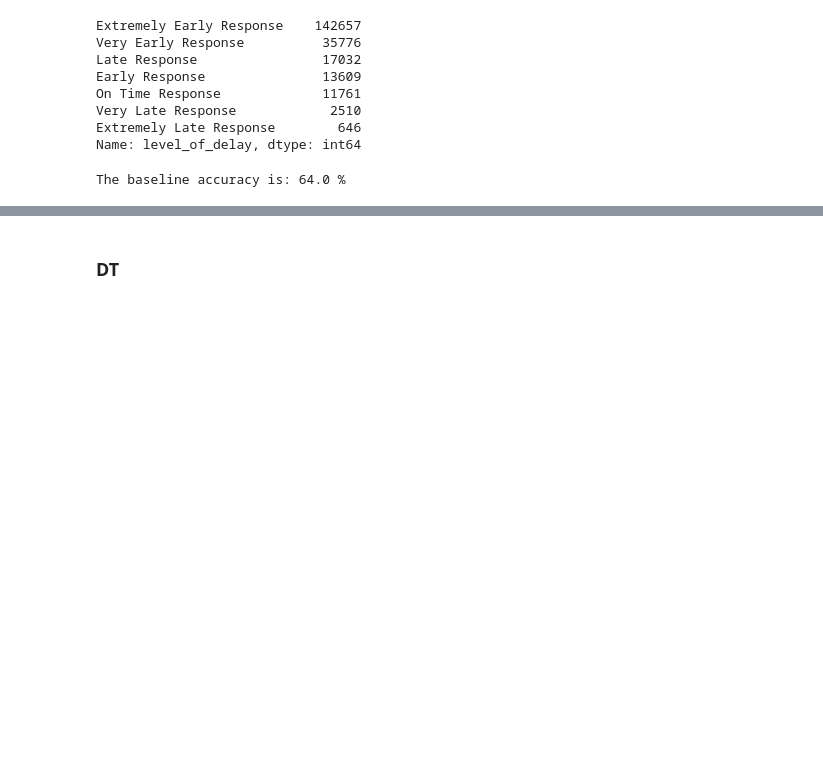
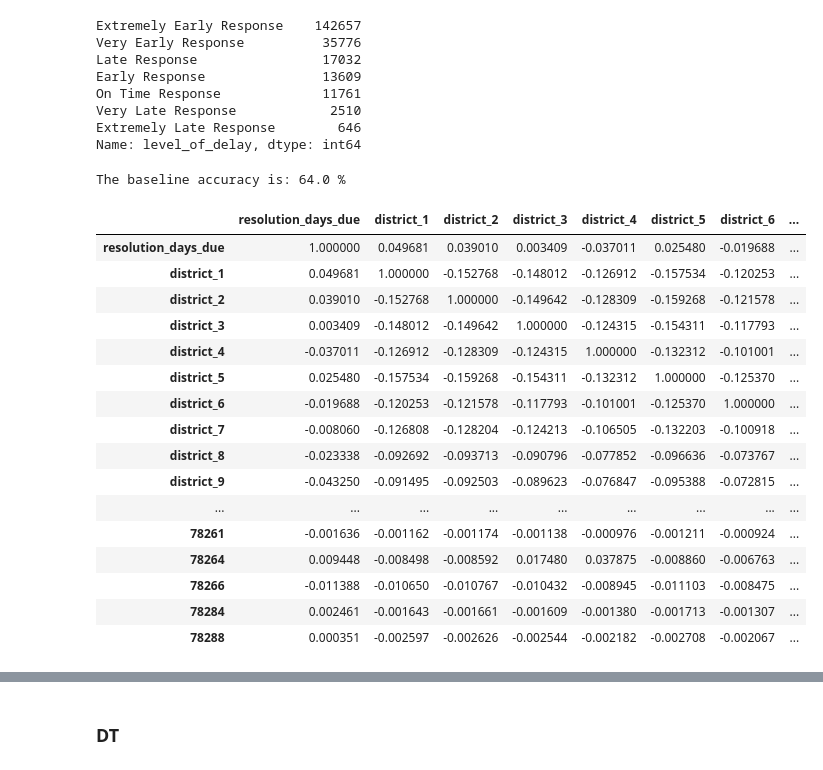
Before and after one commit to 3-1-1-Codeup/project, a Jupyter notebook: workbooks/lori/iteration2.ipynb, the cells around one changed output, grey strips where cells are left out. Drawn from its saved outputs; the diff is of its cells as text; code cells hidden in the pictures; blank space fills up the shorter version.

```diff
--- a/workbooks/lori/iteration2.ipynb
+++ b/workbooks/lori/iteration2.ipynb
@@ -320,3 +320,23 @@ baseline = round((train.level_of_delay == 'Extremely Early Response').mean(), 2)
 print(f'The baseline accuracy is: {baseline} %')
 # %% [output]
 The baseline accuracy is: 64.0 %
+# %%
+train.corr()
+# %% [output]
+|  | resolution_days_due | district_1 | district_2 | district_3 | district_4 | district_5 | district_6 | ... |
+| resolution_days_due | 1.000000 | 0.049681 | 0.039010 | 0.003409 | -0.037011 | 0.025480 | -0.019688 | ... |
+| district_1 | 0.049681 | 1.000000 | -0.152768 | -0.148012 | -0.126912 | -0.157534 | -0.120253 | ... |
+| district_2 | 0.039010 | -0.152768 | 1.000000 | -0.149642 | -0.128309 | -0.159268 | -0.121578 | ... |
+| district_3 | 0.003409 | -0.148012 | -0.149642 | 1.000000 | -0.124315 | -0.154311 | -0.117793 | ... |
+| district_4 | -0.037011 | -0.126912 | -0.128309 | -0.124315 | 1.000000 | -0.132312 | -0.101001 | ... |
+| district_5 | 0.025480 | -0.157534 | -0.159268 | -0.154311 | -0.132312 | 1.000000 | -0.125370 | ... |
+| district_6 | -0.019688 | -0.120253 | -0.121578 | -0.117793 | -0.101001 | -0.125370 | 1.000000 | ... |
+| district_7 | -0.008060 | -0.126808 | -0.128204 | -0.124213 | -0.106505 | -0.132203 | -0.100918 | ... |
+| district_8 | -0.023338 | -0.092692 | -0.093713 | -0.090796 | -0.077852 | -0.096636 | -0.073767 | ... |
+| district_9 | -0.043250 | -0.091495 | -0.092503 | -0.089623 | -0.076847 | -0.095388 | -0.072815 | ... |
+| ... | ... | ... | ... | ... | ... | ... | ... | ... |
+| 78261 | -0.001636 | -0.001162 | -0.001174 | -0.001138 | -0.000976 | -0.001211 | -0.000924 | ... |
+| 78264 | 0.009448 | -0.008498 | -0.008592 | 0.017480 | 0.037875 | -0.008860 | -0.006763 | ... |
+| 78266 | -0.011388 | -0.010650 | -0.010767 | -0.010432 | -0.008945 | -0.011103 | -0.008475 | ... |
+| 78284 | 0.002461 | -0.001643 | -0.001661 | -0.001609 | -0.001380 | -0.001713 | -0.001307 | ... |
+| 78288 | 0.000351 | -0.002597 | -0.002626 | -0.002544 | -0.002182 | -0.002708 | -0.002067 | ... |
```
Also changed, not shown: parts of 26 cells of this notebook.
